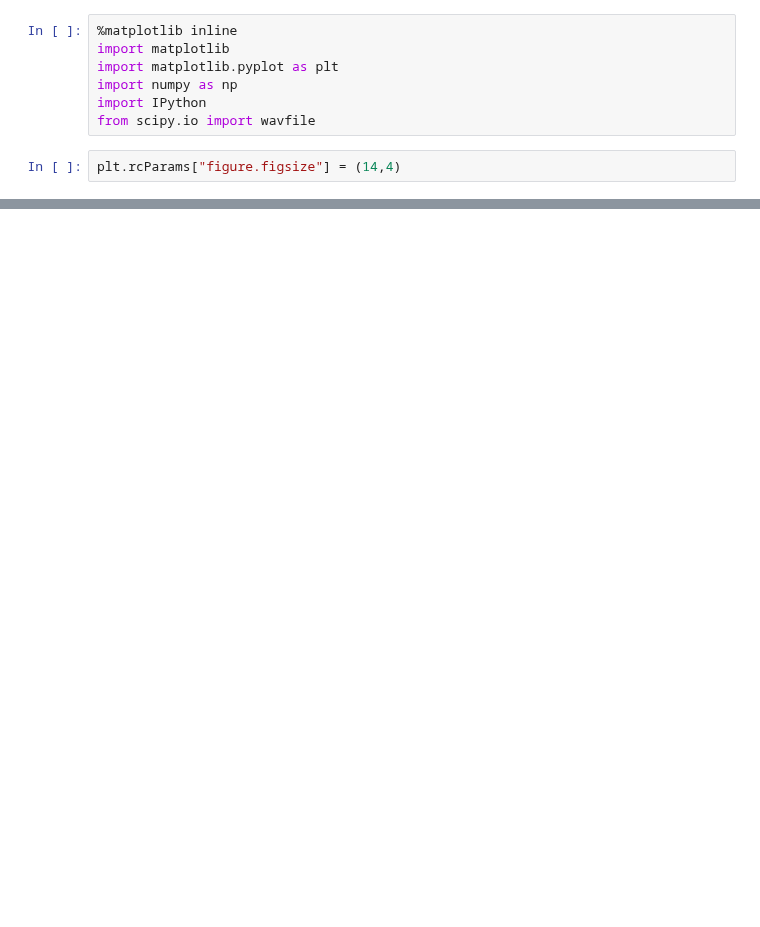
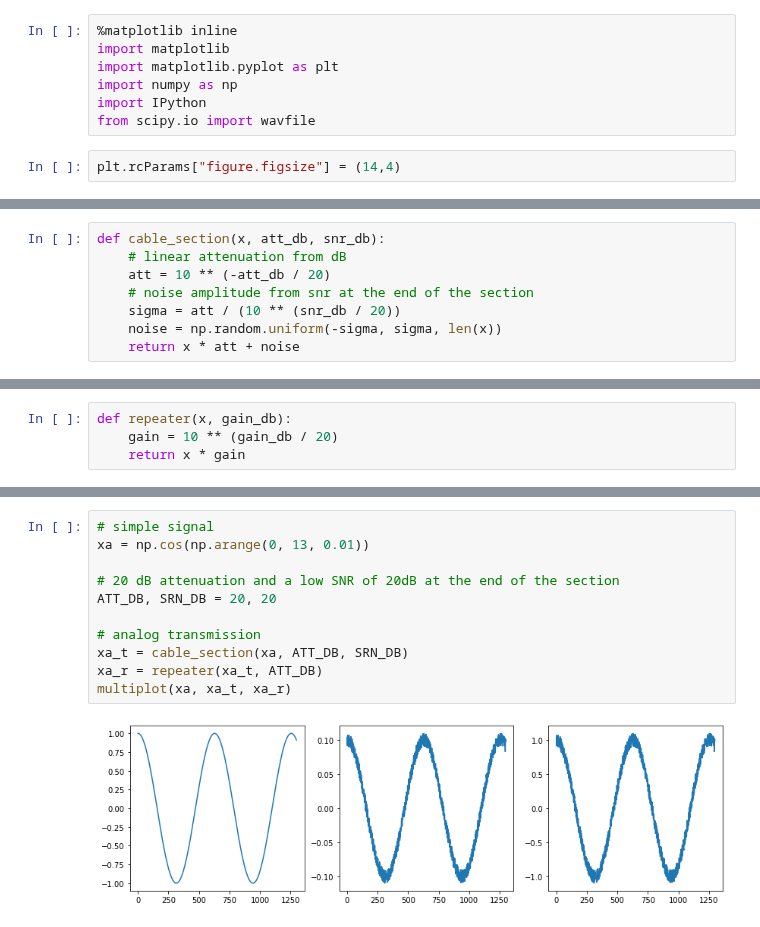
Before and after one commit to prandoni/COM303, a Jupyter notebook: SignalTransmission/SignalTransmission.ipynb, the cells around one changed output, grey strips where cells are left out. Drawn from its saved outputs; the diff is of its cells as text; blank space fills up the shorter version.

```diff
--- a/SignalTransmission/SignalTransmission.ipynb
+++ b/SignalTransmission/SignalTransmission.ipynb
@@ -147,0 +131,8 @@ Digital trasmission: SNR = 6.228061 dB
+# %%
+def cable_section(x, att_db, snr_db):
+    # linear attenuation from dB
+    att = 10 ** (-att_db / 20)
+    # noise amplitude from snr at the end of the section
+    sigma = att / (10 ** (snr_db / 20))
+    noise = np.random.uniform(-sigma, sigma, len(x))
+    return x * att + noise
@@ -147,0 +141,4 @@ Digital trasmission: SNR = 6.228061 dB
+# %%
+def repeater(x, gain_db):
+    gain = 10 ** (gain_db / 20)
+    return x * gain
@@ -147,0 +156,13 @@ Digital trasmission: SNR = 6.228061 dB
+# %%
+# simple signal
+xa = np.cos(np.arange(0, 13, 0.01))
+
+# 20 dB attenuation and a low SNR of 20dB at the end of the section
+ATT_DB, SRN_DB = 20, 20
+
+# analog transmission
+xa_t = cable_section(xa, ATT_DB, SRN_DB)
+xa_r = repeater(xa_t, ATT_DB)
+multiplot(xa, xa_t, xa_r)
+# %% [output]
+[figure, added]
```
Also changed, not shown: parts of 73 cells of this notebook, 2 other files.
